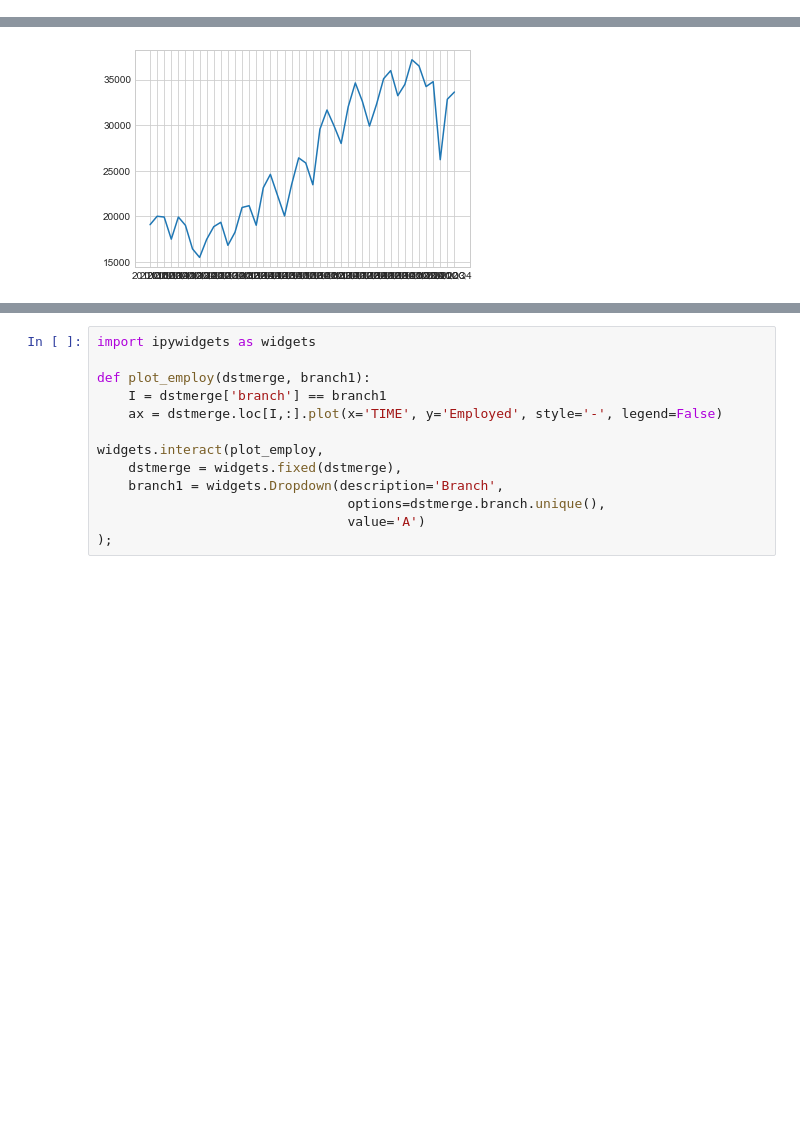
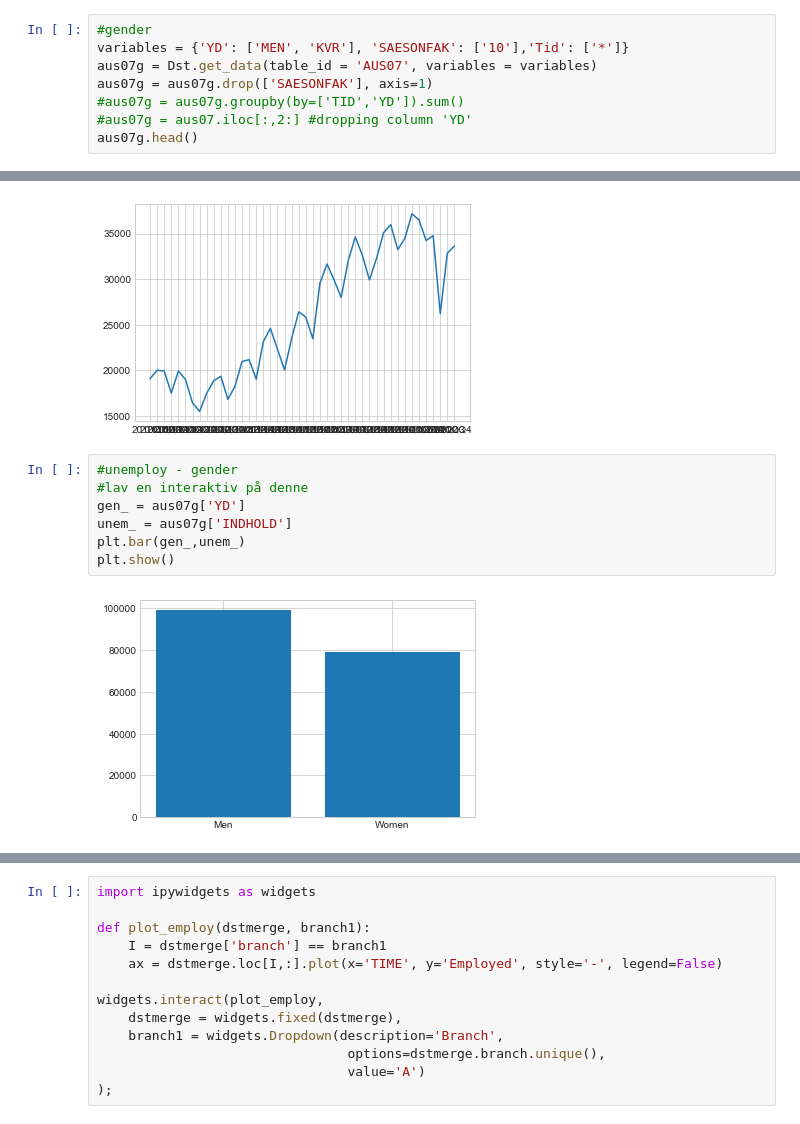
Before and after one commit to ceciliechrstnsn/projects-2021-luna-hjerteknuser, a Jupyter notebook: dataproject/dataproject.ipynb, the cells around one changed output, grey strips where cells are left out. Saved outputs shown, nothing was run; the diff lists cells and outputs as text; blank space fills up the shorter version.

```diff
--- a/dataproject/dataproject.ipynb
+++ b/dataproject/dataproject.ipynb
@@ -100,3 +100,11 @@ aus07.head()
 | 2 | 2009M01 | 92165.2 |
 | 3 | 2009M02 | 101461.8 |
 | 4 | 2009M03 | 111313.7 |
+# %%
+#gender
+variables = {'YD': ['MEN', 'KVR'], 'SAESONFAK': ['10'],'Tid': ['*']}
+aus07g = Dst.get_data(table_id = 'AUS07', variables = variables)
+aus07g = aus07g.drop(['SAESONFAK'], axis=1)
+#aus07g = aus07g.groupby(by=['TID','YD']).sum()
+#aus07g = aus07.iloc[:,2:] #dropping column 'YD'
+aus07g.head()
@@ -311,3 +340,12 @@ plt.plot(tid_,led_)
 plt.show()
 # %% [output]
 [figure]
+# %%
+#unemploy - gender
+#lav en interaktiv på denne
+gen_ = aus07g['YD']
+unem_ = aus07g['INDHOLD']
+plt.bar(gen_,unem_)
+plt.show()
+# %% [output]
+[figure, added]
```
Also changed, not shown: parts of 9 cells of this notebook.
